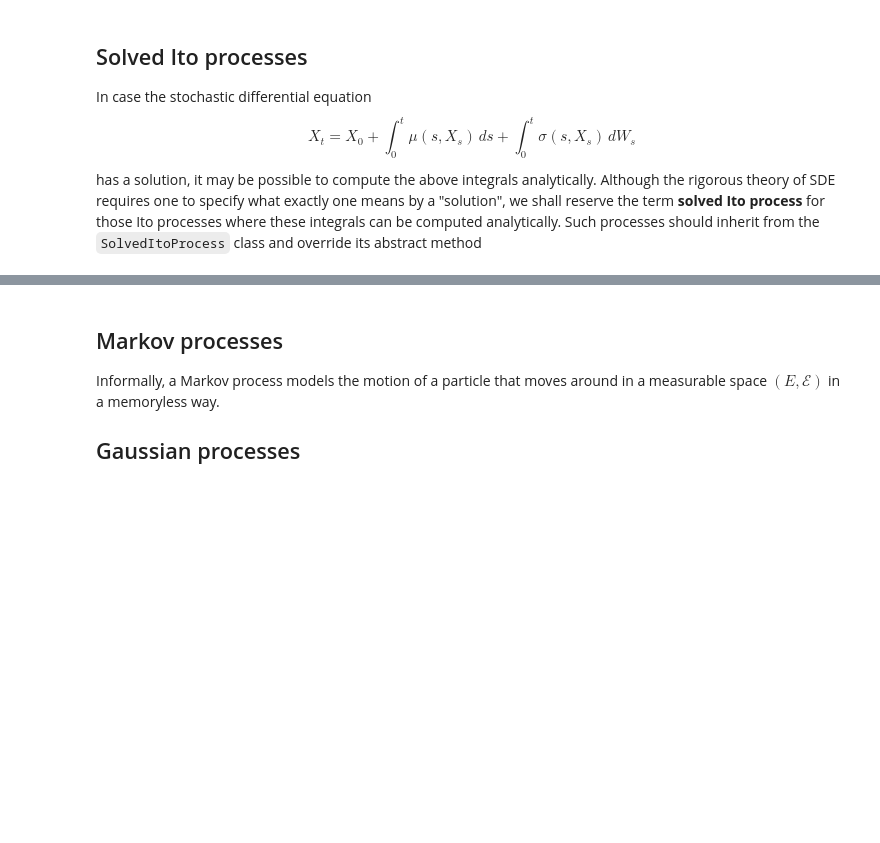
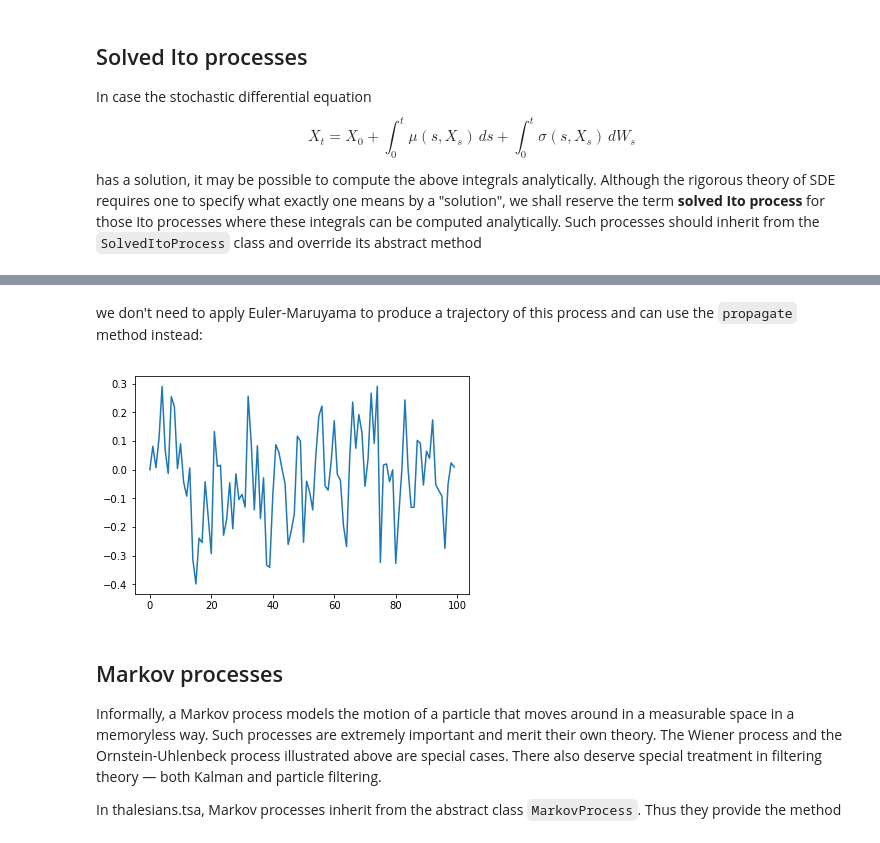
Before and after one commit to thalesians/tsa, a Jupyter notebook: src/jupyter/python/processes.ipynb, the cells around one changed output, grey strips where cells are left out. Cells and saved outputs as stored; diff of their text form; code cells hidden in the pictures; blank space fills up the shorter version.

```diff
--- a/src/jupyter/python/processes.ipynb
+++ b/src/jupyter/python/processes.ipynb
@@ -53,5 +84,17 @@ Given the time `time0` and the process's value at that time, `value0`, and (if t
+# %% [markdown]
+we don't need to apply Euler-Maruyama to produce a trajectory of this process and can use the `propagate` method instead:
+# %%
+rnd.randomstate(np.random.RandomState(seed=42), force=True);
+x = 0.
+ts = [0.]; xs = [x]
+for t, v in zip(sim.xtimes(1., 100., 1.), rnd.multivatiate_normals(ndim=1)):
+    x = X.propagate(t, v, max(0, t-1), x)
+    ts.append(t); xs.append(x.flatten())
+plt.plot(ts, xs);
+# %% [output]
+[figure, added]
 # %% [markdown]
 ## Markov processes
-Informally, a Markov process models the motion of a particle that moves around in a measurable space $(E, \mathcal{E})$ in a memoryless way.
+Informally, a Markov process models the motion of a particle that moves around in a measurable space in a memoryless way. Such processes are extremely important and merit their own theory. The Wiener process and the Ornstein-Uhlenbeck process illustrated above are special cases. There also deserve special treatment in filtering theory &mdash; both Kalman and particle filtering.
 
-## Gaussian processes
+In thalesians.tsa, Markov processes inherit from the abstract class `MarkovProcess`. Thus they provide the method
```
Also changed, not shown: parts of 17 cells of this notebook, 1 other file.
